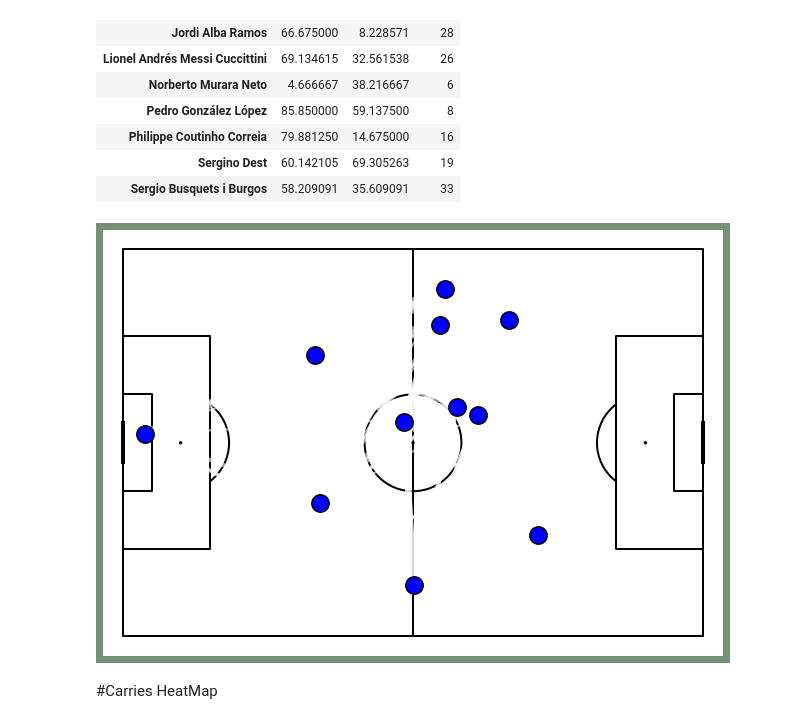
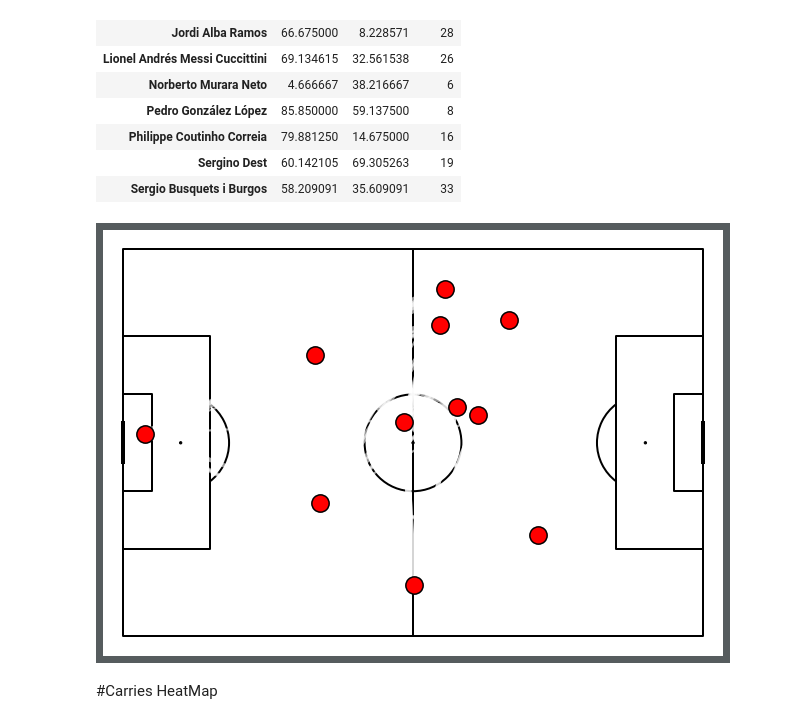
Before and after one commit to gianmarcozironelli/statsbomb_project, a Jupyter notebook: sb_project.ipynb, the cells around one changed output. Drawn from its saved outputs; the diff is of its cells as text; code cells hidden in the pictures.

```diff
--- a/sb_project.ipynb
+++ b/sb_project.ipynb
@@ -538,18 +555,18 @@ min_transparency = 0.3
 c_transparency = pass_network_barca_df.pass_count / pass_network_barca_df.pass_count.max()
 c_transparency = (c_transparency * (1 - min_transparency)) + min_transparency
 # %%
-network_map_field = Pitch(pitch_type='statsbomb', pitch_color='#565c5e', line_color='#ffffff')
+network_map_field = Pitch(pitch_type='statsbomb', pitch_color='green', line_color='#green')
 fig, ax = pitch.draw(figsize=(12, 6), constrained_layout=True, tight_layout=False)
-fig.set_facecolor('#769176')
+fig.set_facecolor('#565c5e')
 
 links = network_map_field.lines(pass_network_barca_df.x_loc, pass_network_barca_df.y_loc,
                                  pass_network_barca_df.x_loc_end, pass_network_barca_df.y_loc_end,
                                  linewidth = pass_network_barca_df.width, color = 'w', ax = ax, zorder = 1, alpha = 0.6)
 
 nodes = network_map_field.scatter(average_loc_df.x_loc, average_loc_df.y_loc,
-                     s = 300, color = 'blue', edgecolors = 'black', linewidth = 1.5, alpha = 1, zorder = 1, ax=ax)
+                     s = 300, color = 'red', edgecolors = 'black', linewidth = 1.5, alpha = 1, zorder = 1, ax=ax)
 # %% [output]
-[figure, old version]
+[figure, new version]
 # %% [markdown]
 #Carries HeatMap
 # %%
```
Also changed, not shown: parts of 9 cells of this notebook.
